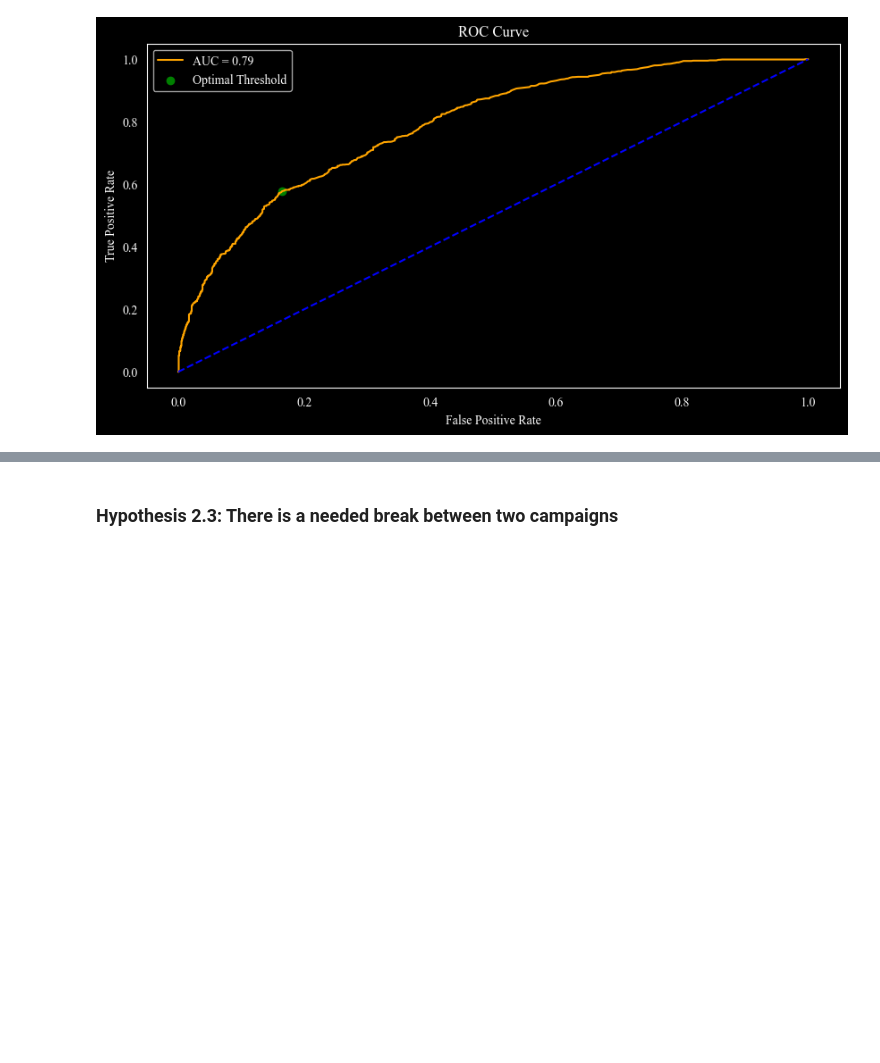
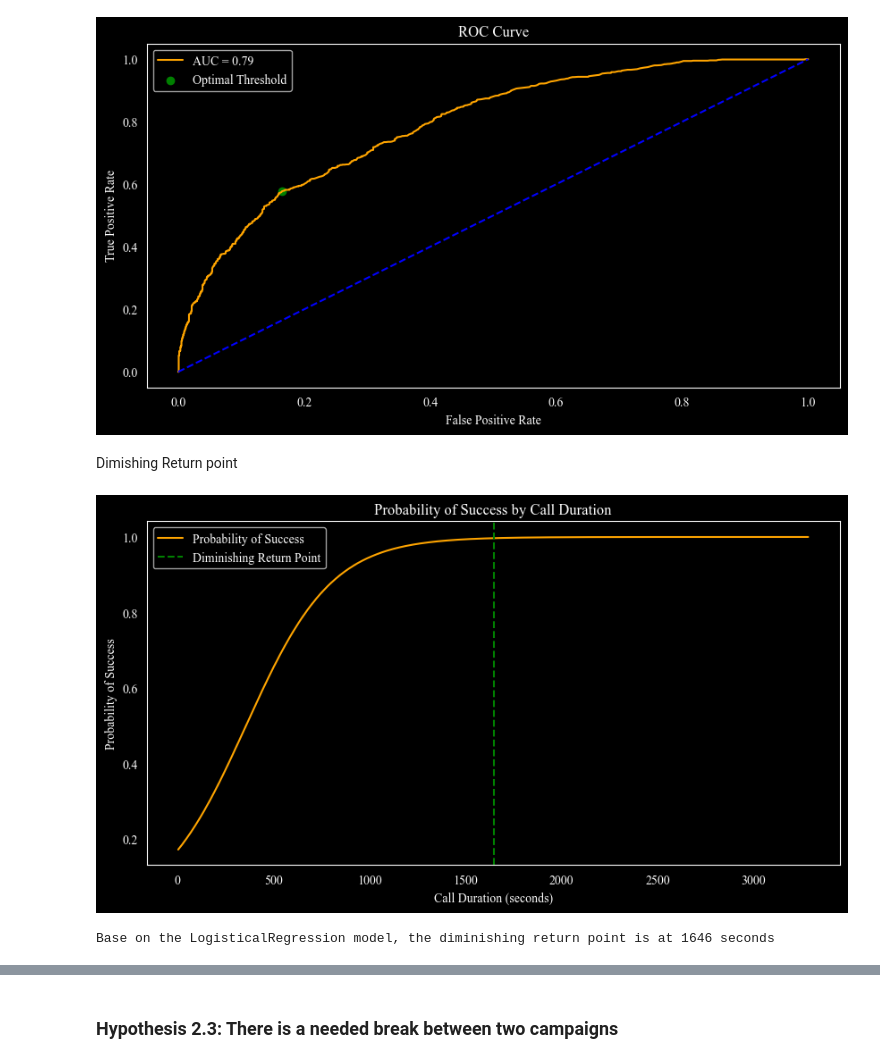
Before and after one commit to datnguyent93/BankMarketing, a Jupyter notebook: main.ipynb, the cells around one changed output, grey strips where cells are left out. Drawn from its saved outputs; the diff is of its cells as text; code cells hidden in the pictures; blank space fills up the shorter version.

```diff
--- a/main.ipynb
+++ b/main.ipynb
@@ -341,3 +362,28 @@ plt.legend()
 plt.show()
 # %% [output]
 [figure]
+# %% [markdown]
+Dimishing Return point
+# %%
+X_test_new = np.linspace(X_test.min(), X_test.max(), 1000).reshape(-1,1)
+y_prob_new = duration_model.predict_proba(X_test_new)[:, -1]
+
+# Find diminishing return point - bottom 50% of rate of change
+rate_of_change = np.diff(y_prob_new) / np.diff(X_test_new.flatten())
+diminishing_return_point = X_test_new[np.argmax(rate_of_change < np.percentile(rate_of_change, 50))][0]
+
+# Plot probability distribution
+plt.figure(figsize=(10, 5))
+plt.plot(X_test_new, y_prob_new, color='orange', label='Probability of Success')
+plt.axvline(diminishing_return_point, color='green', linestyle='--', label='Diminishing Return Point')
+plt.title('Probability of Success by Call Duration')
+plt.xlabel('Call Duration (seconds)')
+plt.ylabel('Probability of Success')
+plt.legend()
+plt.show()
+# %% [output]
+[figure, added]
+# %%
+print(f'Base on the LogisticalRegression model, the diminishing return point is at {diminishing_return_point:.0f} seconds')
+# %% [output]
+Base on the LogisticalRegression model, the diminishing return point is at 1646 seconds
```
Also changed, not shown: parts of 16 cells of this notebook.
